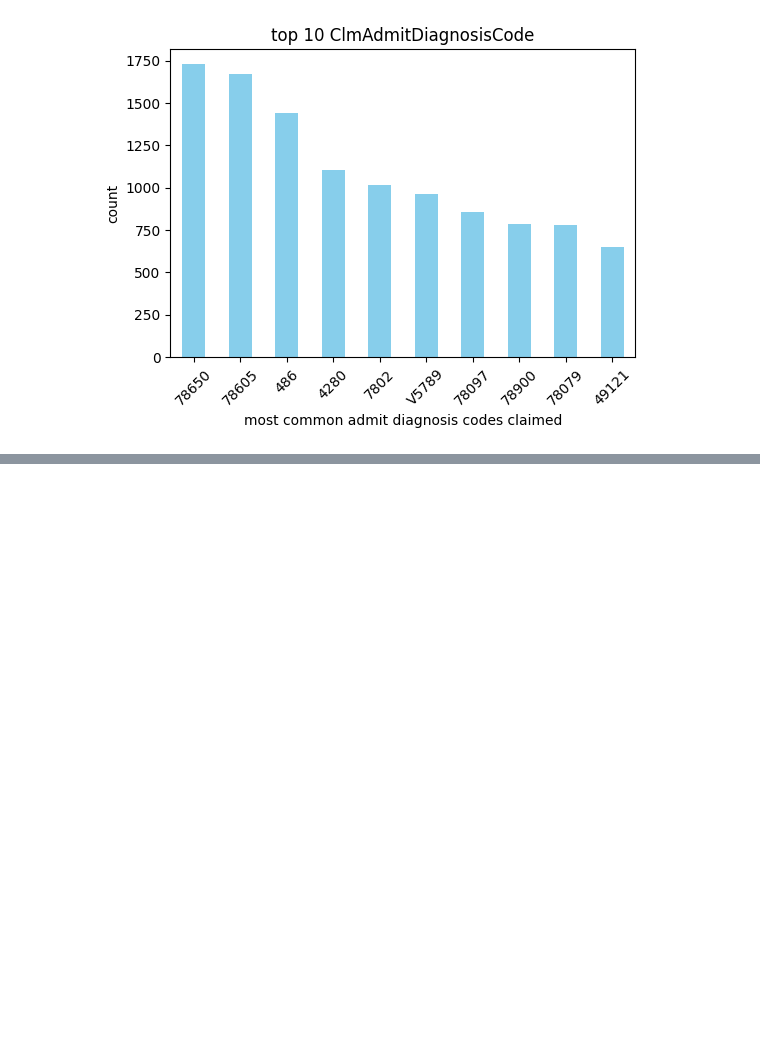
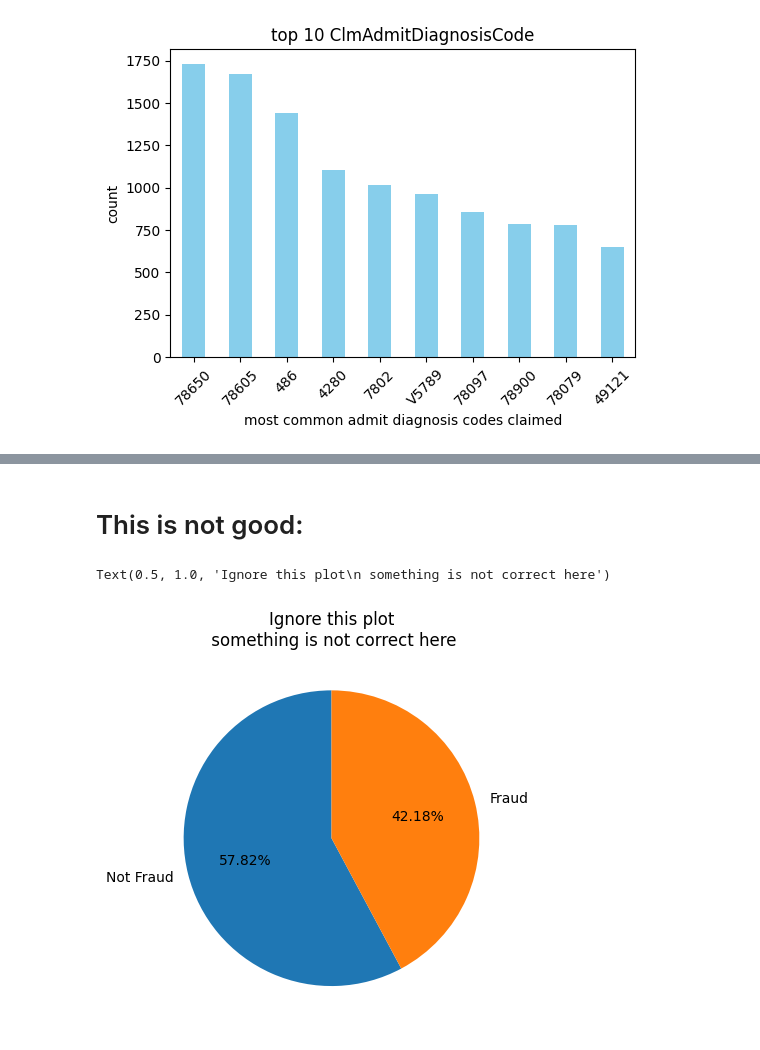
Before and after one commit to ChTomer/MyCapstone, a Jupyter notebook: HealthCareFraudProjectPitch/2inpatiant.ipynb, the cells around one changed output, grey strips where cells are left out. Cells and saved outputs as stored; diff of their text form; code cells hidden in the pictures; blank space fills up the shorter version.

```diff
--- a/HealthCareFraudProjectPitch/2inpatiant.ipynb
+++ b/HealthCareFraudProjectPitch/2inpatiant.ipynb
@@ -699,0 +753,14 @@ plt.show()
+# %% [markdown]
+# This is not good:
+# %%
+wrong_test2 = inpatient_and_train['PotentialFraud'].value_counts().reset_index()
+wrong_test2.head()
+plt.pie(wrong_test2['count'],
+        labels=['Not Fraud', 'Fraud'],
+        autopct='%1.2f%%',
+        startangle=90
+        )
+plt.title('Ignore this plot\n something is not correct here')
+# %% [output]
+Text(0.5, 1.0, 'Ignore this plot\n something is not correct here')
+[figure, added]
```
Also changed, not shown: parts of 11 cells of this notebook, 2 other files.
